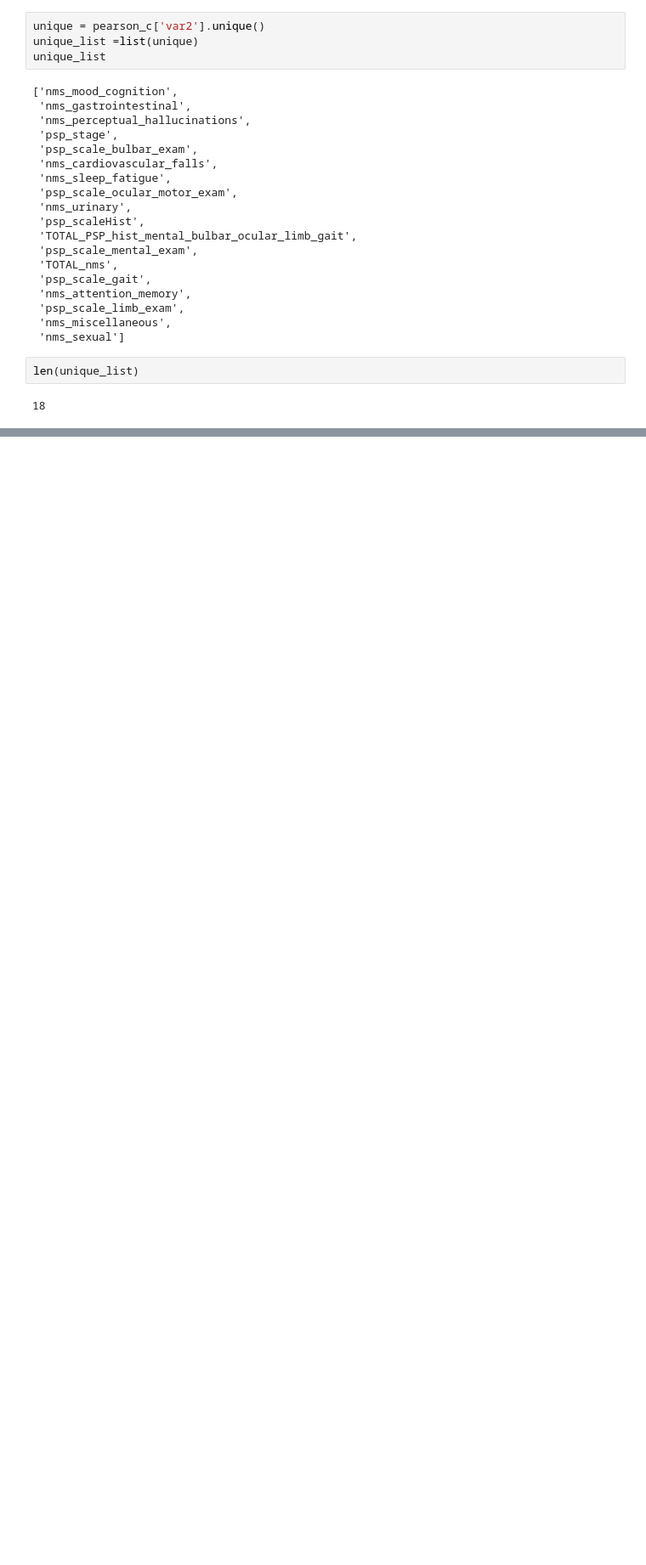
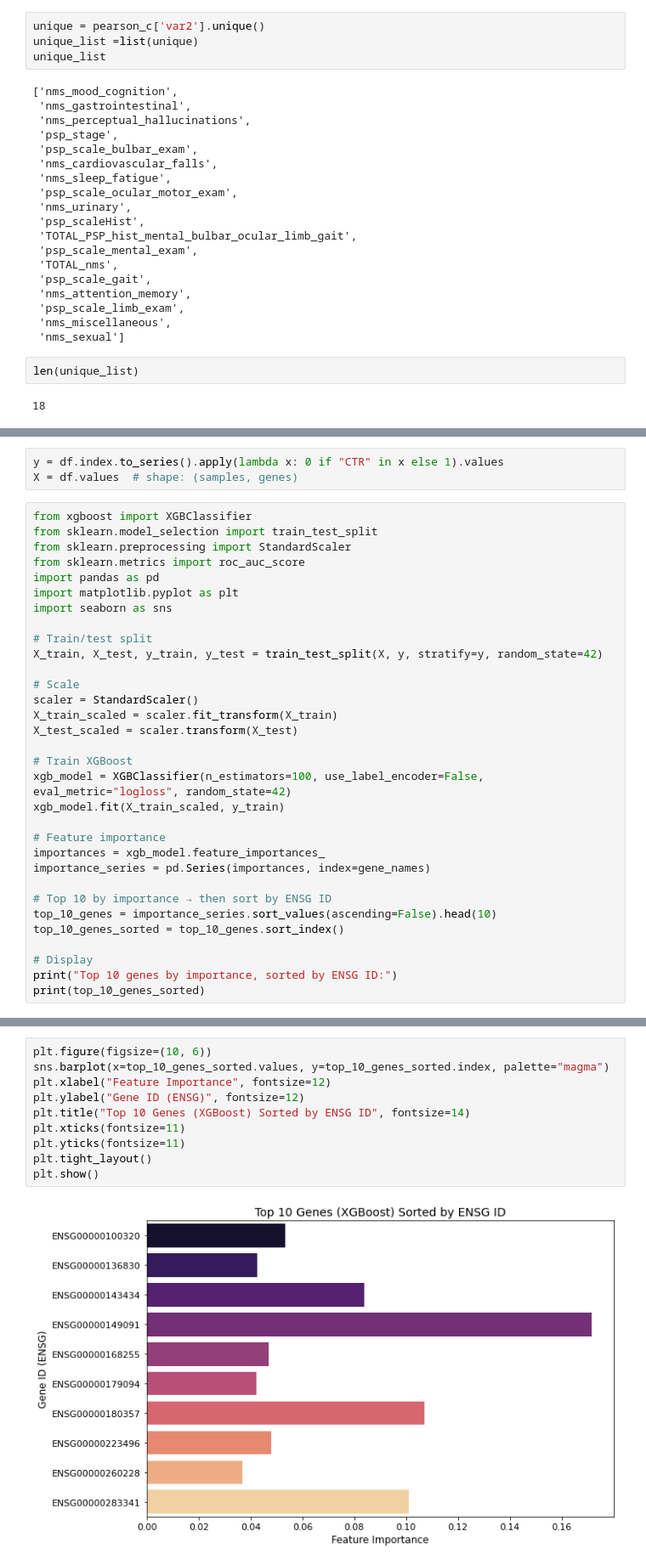
Before and after one commit to zainabnazari/psp, a Jupyter notebook: main_whole_gene.ipynb, the cells around one changed output, grey strips where cells are left out. Shown: that part at 85% size. Drawn from its saved outputs; the diff is of its cells as text; blank space fills up the shorter version.

```diff
--- a/main_whole_gene.ipynb
+++ b/main_whole_gene.ipynb
@@ -317,0 +475,35 @@ data_norm
+# %%
+y = df.index.to_series().apply(lambda x: 0 if "CTR" in x else 1).values
+X = df.values  # shape: (samples, genes)
+# %%
+from xgboost import XGBClassifier
+from sklearn.model_selection import train_test_split
+from sklearn.preprocessing import StandardScaler
+from sklearn.metrics import roc_auc_score
+import pandas as pd
+import matplotlib.pyplot as plt
+import seaborn as sns
+
+# Train/test split
+X_train, X_test, y_train, y_test = train_test_split(X, y, stratify=y, random_state=42)
+
+# Scale
+scaler = StandardScaler()
+X_train_scaled = scaler.fit_transform(X_train)
+X_test_scaled = scaler.transform(X_test)
+
+# Train XGBoost
+xgb_model = XGBClassifier(n_estimators=100, use_label_encoder=False, eval_metric="logloss", random_state=42)
+xgb_model.fit(X_train_scaled, y_train)
+
+# Feature importance
+importances = xgb_model.feature_importances_
+importance_series = pd.Series(importances, index=gene_names)
+
+# Top 10 by importance → then sort by ENSG ID
+top_10_genes = importance_series.sort_values(ascending=False).head(10)
+top_10_genes_sorted = top_10_genes.sort_index()
+
+# Display
+print("Top 10 genes by importance, sorted by ENSG ID:")
+print(top_10_genes_sorted)
@@ -317,0 +524,12 @@ data_norm
+# %%
+plt.figure(figsize=(10, 6))
+sns.barplot(x=top_10_genes_sorted.values, y=top_10_genes_sorted.index, palette="magma")
+plt.xlabel("Feature Importance", fontsize=12)
+plt.ylabel("Gene ID (ENSG)", fontsize=12)
+plt.title("Top 10 Genes (XGBoost) Sorted by ENSG ID", fontsize=14)
+plt.xticks(fontsize=11)
+plt.yticks(fontsize=11)
+plt.tight_layout()
+plt.show()
+# %% [output]
+[figure, added]
```
Also changed, not shown: parts of 27 cells of this notebook.
